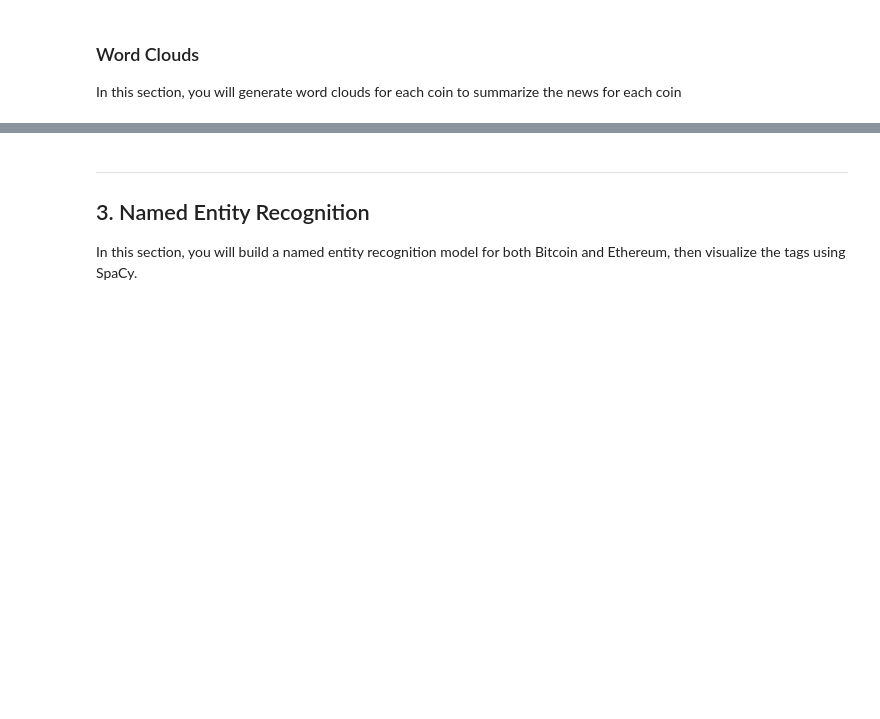
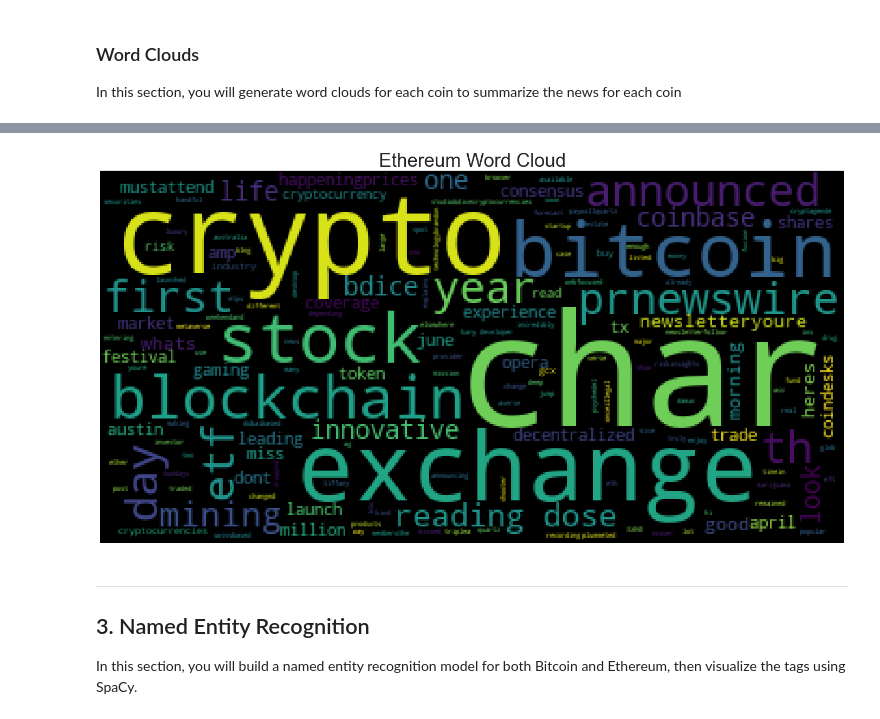
Before and after one commit to nomadic-me/Tales-from-the-Crypto, a Jupyter notebook: crypto_sentiment.ipynb, the cells around one changed output, grey strips where cells are left out. Saved outputs shown, nothing was run; the diff lists cells and outputs as text; code cells hidden in the pictures; blank space fills up the shorter version.

```diff
--- a/crypto_sentiment.ipynb
+++ b/crypto_sentiment.ipynb
@@ -350,3 +406,14 @@ mpl.rcParams['figure.figsize'] = [20.0, 10.0]
+# %%
+# Generate the Ethereum word cloud
+# Generate the Ethereum word cloud
+ethereum_string = ' '.join(ethereum_words)
+ethereum_wordcloud = wc.generate(ethereum_string)
+plt.imshow(ethereum_wordcloud);
+plt.axis("off");
+plt.title(label="Ethereum Word Cloud", size=35)
+plt.tight_layout(pad=0);
+# %% [output]
+[figure, added]
 # %% [markdown]
 ---
 ## 3. Named Entity Recognition
```
Also changed, not shown: parts of 20 cells of this notebook.
